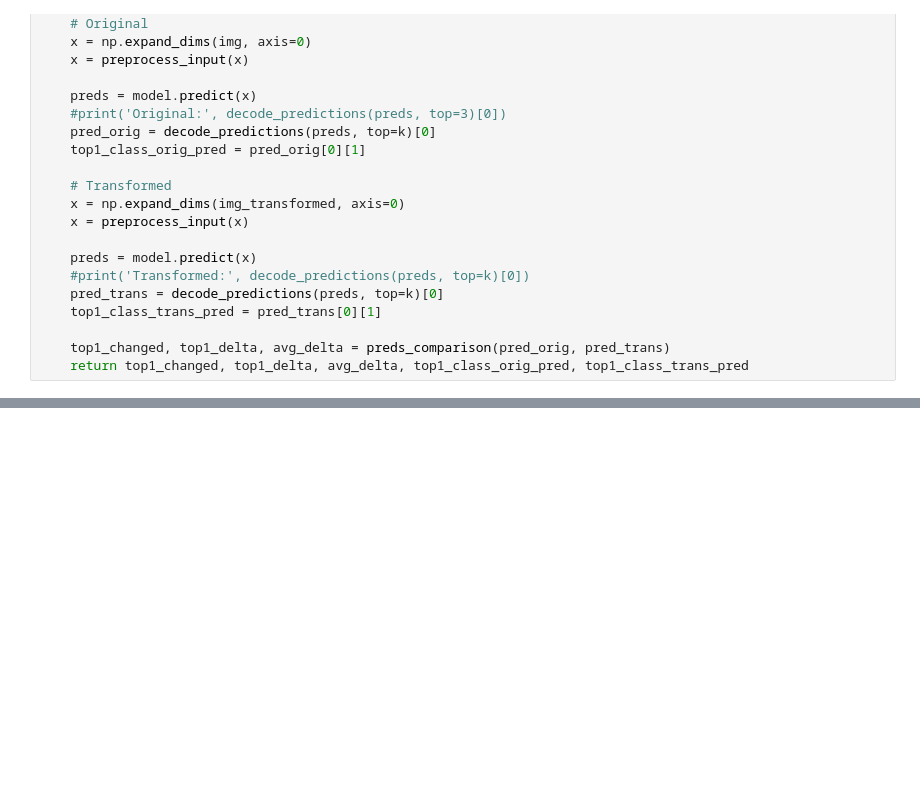
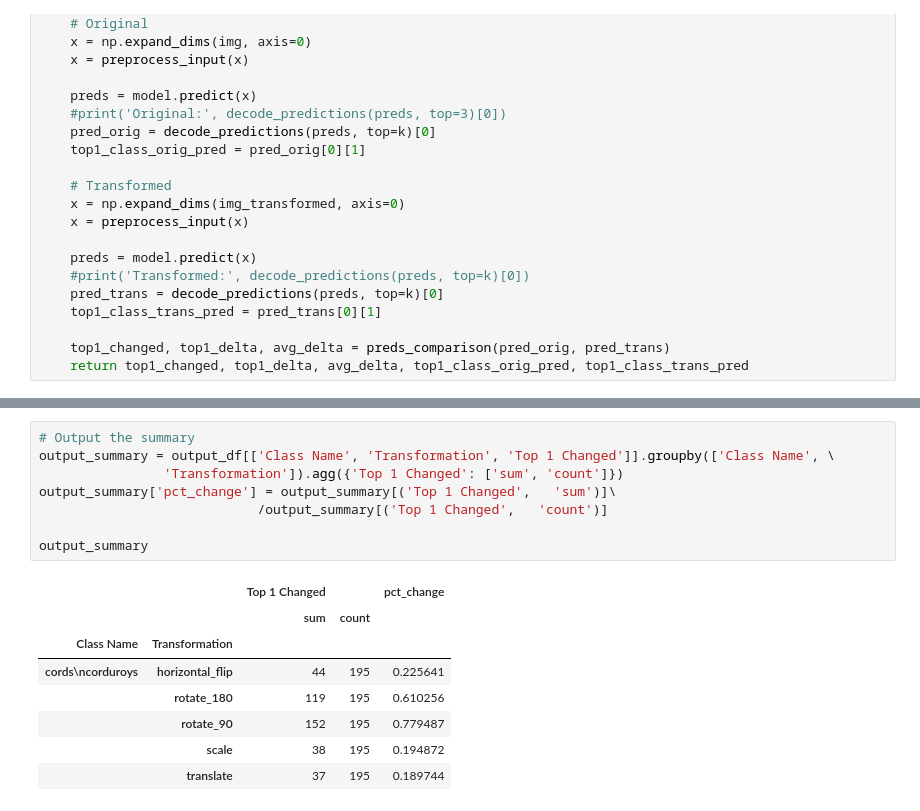
Before and after one commit to felixdumont/nn_invariance, a Jupyter notebook: NN Invariance Project.ipynb, the cells around one changed output, grey strips where cells are left out. Cells and saved outputs as stored; diff of their text form; blank space fills up the shorter version.

```diff
--- a/NN Invariance Project.ipynb
+++ b/NN Invariance Project.ipynb
@@ -161,0 +158,17 @@ output_df # All results
+# %%
+# Output the summary
+output_summary = output_df[['Class Name', 'Transformation', 'Top 1 Changed']].groupby(['Class Name', \
+                'Transformation']).agg({'Top 1 Changed': ['sum', 'count']})
+output_summary['pct_change'] = output_summary[('Top 1 Changed',   'sum')]\
+                            /output_summary[('Top 1 Changed',   'count')]
+
+output_summary
+# %% [output]
+|  |  | Top 1 Changed |  | pct_change |
+|  |  | sum | count |  |
+| Class Name | Transformation |  |  |  |
+| cords\ncorduroys | horizontal_flip | 44 | 195 | 0.225641 |
+|  | rotate_180 | 119 | 195 | 0.610256 |
+|  | rotate_90 | 152 | 195 | 0.779487 |
+|  | scale | 38 | 195 | 0.194872 |
+|  | translate | 37 | 195 | 0.189744 |
```
Also changed, not shown: parts of 10 cells of this notebook.
